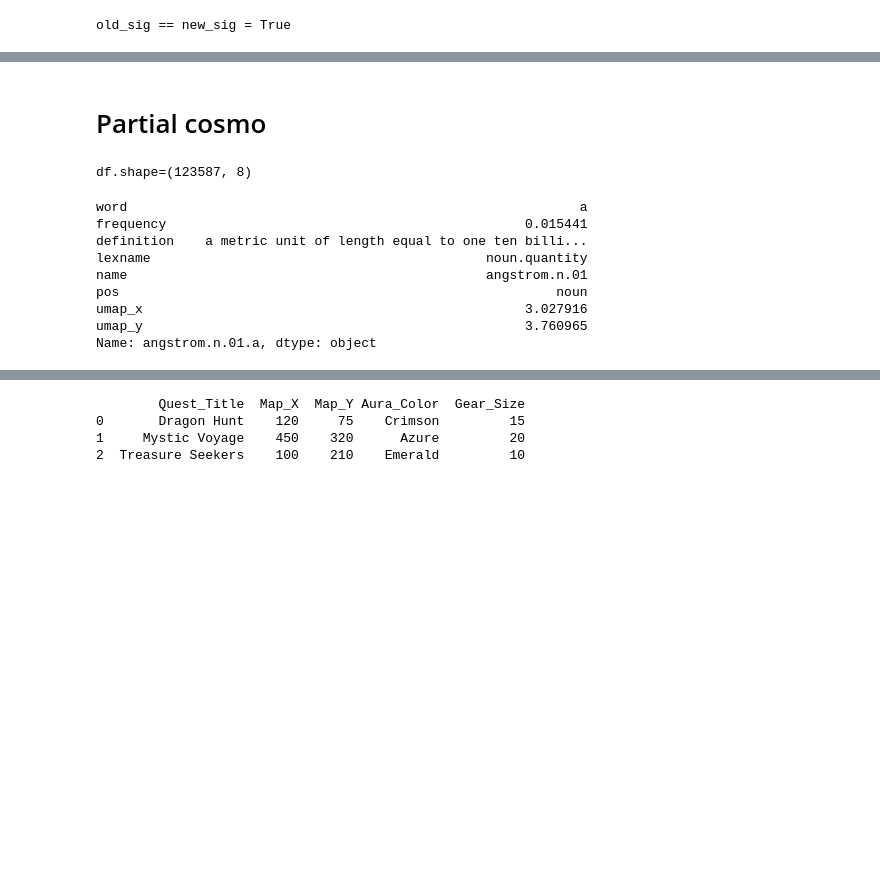
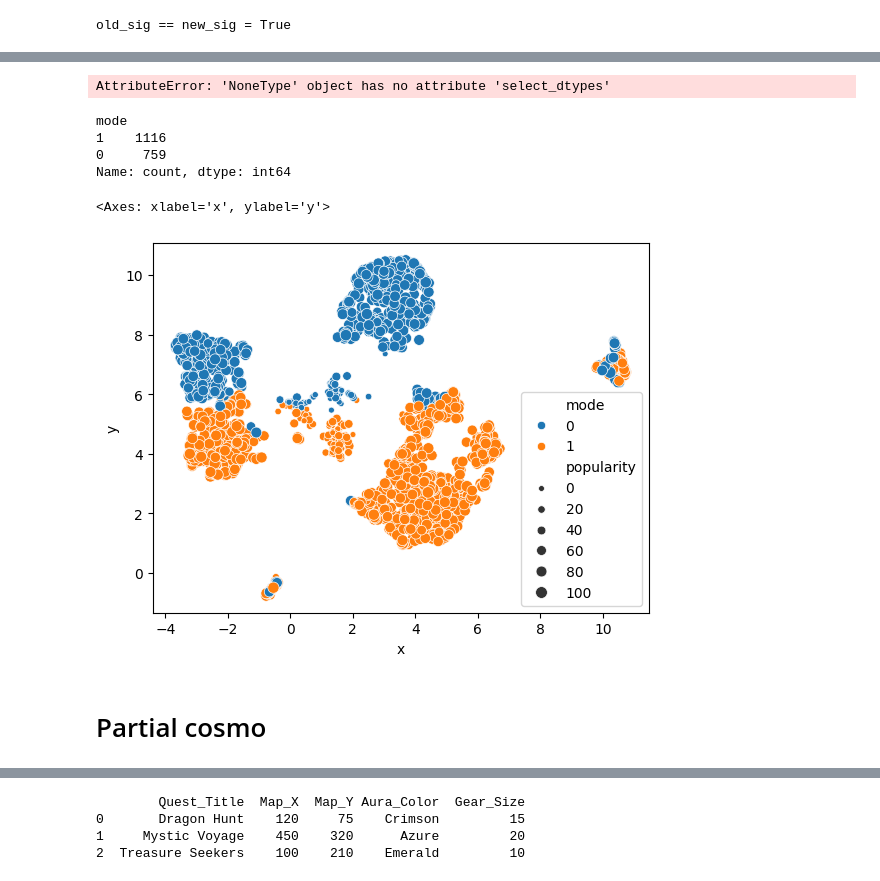
Before and after one commit to cosmograph-org/py_cosmograph, a Jupyter notebook: misc/cosmo_2025_enhancements.ipynb, the cells around one changed output, grey strips where cells are left out. Saved outputs shown, nothing was run; the diff lists cells and outputs as text; code cells hidden in the pictures; blank space fills up the shorter version.

Commit message:
working on ingress arg

```diff
--- a/misc/cosmo_2025_enhancements.ipynb
+++ b/misc/cosmo_2025_enhancements.ipynb
@@ -52,0 +67,17 @@ old_sig == new_sig = True
+# %%
+over_half_bil_url = 'https://d.cosmograph.app/projects/spotify_playlists/over_500_million_streams.parquet'
+rolling_stones_500_url = 'https://d.cosmograph.app/projects/spotify_playlists/rolling_stone_500_greatest_songs.parquet'
+
+over_half_bil = get_table(over_half_bil_url)
+rolling_stones_500 = get_table(rolling_stones_500_url)
+
+print(f"{over_half_bil.shape=}")
+over_half_bil.iloc[0]
+
+
+assert over_half_bil['mode'].value_counts().shape[0] == 2
+# replace 0 by "Major" and 1 by "minor"
+over_half_bil['mode'] = over_half_bil['mode'].replace({0: 'Major', 1: 'Minor'})
+
+print(f"{over_half_bil.shape=}")
+over_half_bil.iloc[0]
@@ -53,3 +129,41 @@ old_sig == new_sig = True
+# %%
+def custom_color_col(params):
+    # params = params.copy()
+    if callable(params.get('point_size_by')):
+        point_size_by_func = params['point_size_by']
+        points_copy = params['data'].copy()
+        # apply point_size_by_func to each row of points_copy to get the value of _point_size_by column
+        points_copy['_point_size_by'] = points_copy.apply(point_size_by_func, axis=1)
+        params['point_size_by'] = '_point_size_by'
+        params['data'] = points_copy
+
+    return params
+
+cosmo(
+    over_half_bil,
+    ingress=custom_color_col,
+    point_x_by='x',
+    point_y_by='y',
+    point_size_by=lambda x: x['tempo'] > 118,
+    point_color_by='mode',
+    point_size_range=(0.01, 0.2),
+)
+# %% [output]
+AttributeError: 'NoneType' object has no attribute 'select_dtypes'
+# %%
+over_half_bil['mode'].value_counts()
+# %% [output]
+mode
+1    1116
+0     759
+Name: count, dtype: int64
+# %%
+from seaborn import scatterplot
+
+scatterplot(over_half_bil, x='x', y='y', size='popularity', hue='mode')
+# %% [output]
+<Axes: xlabel='x', ylabel='y'>
+[figure, added]
 # %% [markdown]
 # Partial cosmo
 # %%
@@ -58,17 +174,0 @@ import pandas as pd
-# %%
-src = '/Users/thorwhalen/Dropbox/_odata/figiri/wordnet_words/wordnet_feature_meta.parquet'
-
-df = pd.read_parquet(src)
-print(f"{df.shape=}")
-df.iloc[0]
-# %% [output]
-df.shape=(123587, 8)
-word                                                          a
-frequency                                              0.015441
-definition    a metric unit of length equal to one ten billi...
-lexname                                           noun.quantity
-name                                              angstrom.n.01
-pos                                                        noun
-umap_x                                                 3.027916
-umap_y                                                 3.760965
-Name: angstrom.n.01.a, dtype: object
```
Also changed, not shown: parts of 9 cells of this notebook, 2 other files.
